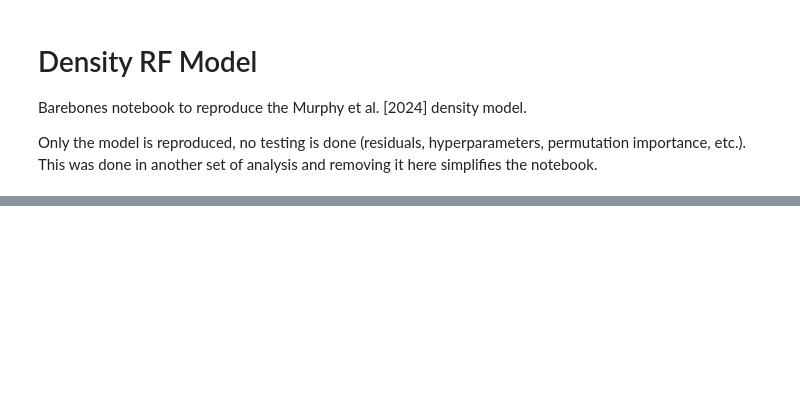
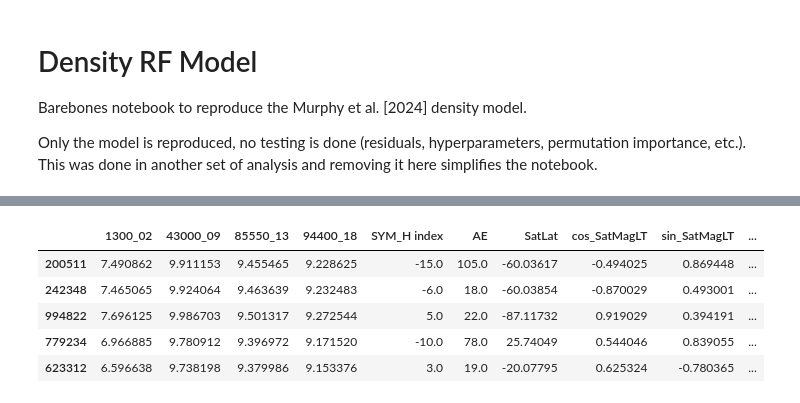
Before and after one commit to kylermurphy/SatDrag, a Jupyter notebook: Notebooks/RF_model.ipynb, the cells around one changed output, grey strips where cells are left out. Drawn from its saved outputs; the diff is of its cells as text; code cells hidden in the pictures; blank space fills up the shorter version.

```diff
--- a/Notebooks/RF_model.ipynb
+++ b/Notebooks/RF_model.ipynb
@@ -236,0 +267,9 @@ new.__sklearn_clone__
+# %%
+new[1].head()
+# %% [output]
+|  | 1300_02 | 43000_09 | 85550_13 | 94400_18 | SYM_H index | AE | SatLat | cos_SatMagLT | sin_SatMagLT | ... |
+| 200511 | 7.490862 | 9.911153 | 9.455465 | 9.228625 | -15.0 | 105.0 | -60.03617 | -0.494025 | 0.869448 | ... |
+| 242348 | 7.465065 | 9.924064 | 9.463639 | 9.232483 | -6.0 | 18.0 | -60.03854 | -0.870029 | 0.493001 | ... |
+| 994822 | 7.696125 | 9.986703 | 9.501317 | 9.272544 | 5.0 | 22.0 | -87.11732 | 0.919029 | 0.394191 | ... |
+| 779234 | 6.966885 | 9.780912 | 9.396972 | 9.171520 | -10.0 | 78.0 | 25.74049 | 0.544046 | 0.839055 | ... |
+| 623312 | 6.596638 | 9.738198 | 9.379986 | 9.153376 | 3.0 | 19.0 | -20.07795 | 0.625324 | -0.780365 | ... |
```
Also changed, not shown: parts of 18 cells of this notebook.
